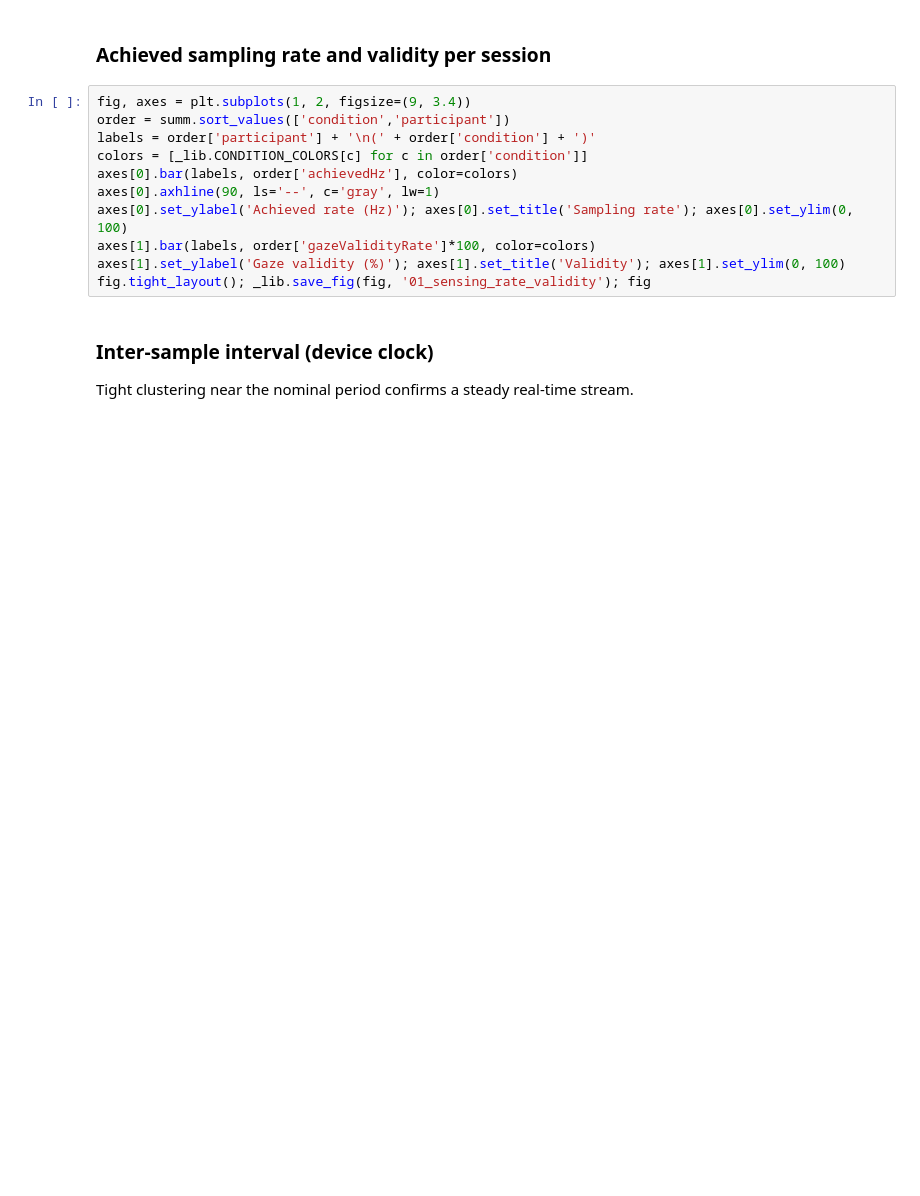
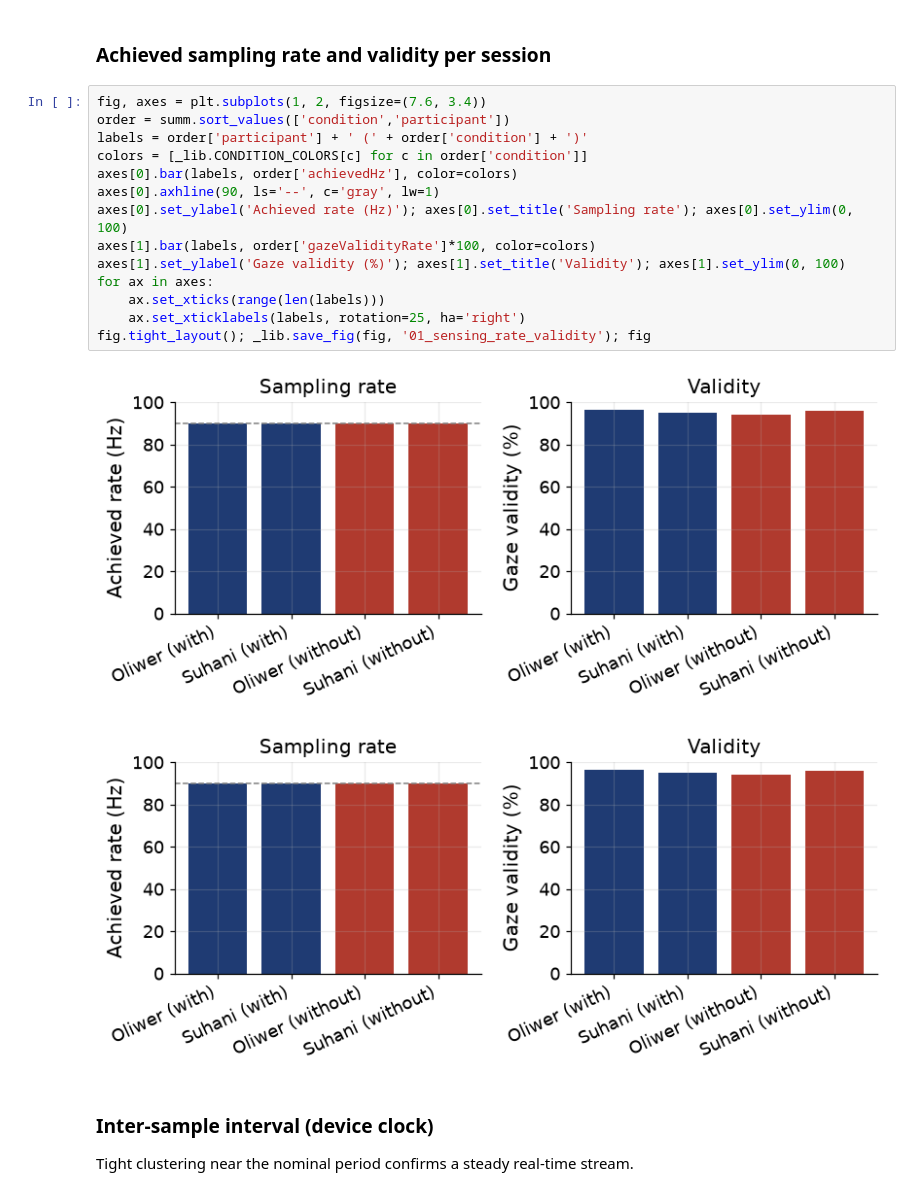
Before and after one commit to MrSachin7/reading-the-reader-monorepo, a Jupyter notebook: Experiments/analysis/01_sensing_quality.ipynb, the cells around one changed output. Drawn from its saved outputs; the diff is of its cells as text; blank space fills up the shorter version.

```diff
--- a/Experiments/analysis/01_sensing_quality.ipynb
+++ b/Experiments/analysis/01_sensing_quality.ipynb
@@ -28,16 +34,22 @@ summ.round(3)
 # %% [markdown]
 ### Achieved sampling rate and validity per session
 # %%
-fig, axes = plt.subplots(1, 2, figsize=(9, 3.4))
+fig, axes = plt.subplots(1, 2, figsize=(7.6, 3.4))
 order = summ.sort_values(['condition','participant'])
-labels = order['participant'] + '\n(' + order['condition'] + ')'
+labels = order['participant'] + ' (' + order['condition'] + ')'
 colors = [_lib.CONDITION_COLORS[c] for c in order['condition']]
 axes[0].bar(labels, order['achievedHz'], color=colors)
 axes[0].axhline(90, ls='--', c='gray', lw=1)
 axes[0].set_ylabel('Achieved rate (Hz)'); axes[0].set_title('Sampling rate'); axes[0].set_ylim(0, 100)
 axes[1].bar(labels, order['gazeValidityRate']*100, color=colors)
 axes[1].set_ylabel('Gaze validity (%)'); axes[1].set_title('Validity'); axes[1].set_ylim(0, 100)
+for ax in axes:
+    ax.set_xticks(range(len(labels)))
+    ax.set_xticklabels(labels, rotation=25, ha='right')
 fig.tight_layout(); _lib.save_fig(fig, '01_sensing_rate_validity'); fig
+# %% [output]
+[figure, added]
+[figure, added]
 # %% [markdown]
 ### Inter-sample interval (device clock)
 Tight clustering near the nominal period confirms a steady real-time stream.
```
Also changed, not shown: parts of 2 cells of this notebook, 33 other files.
